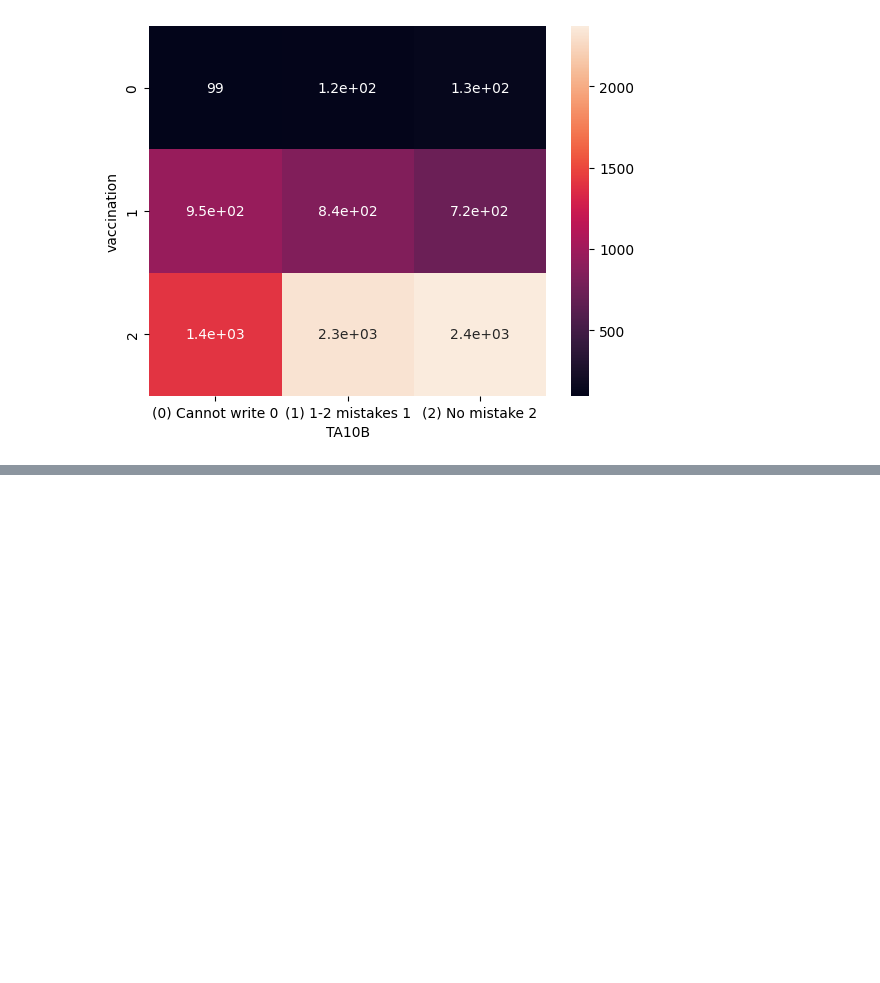
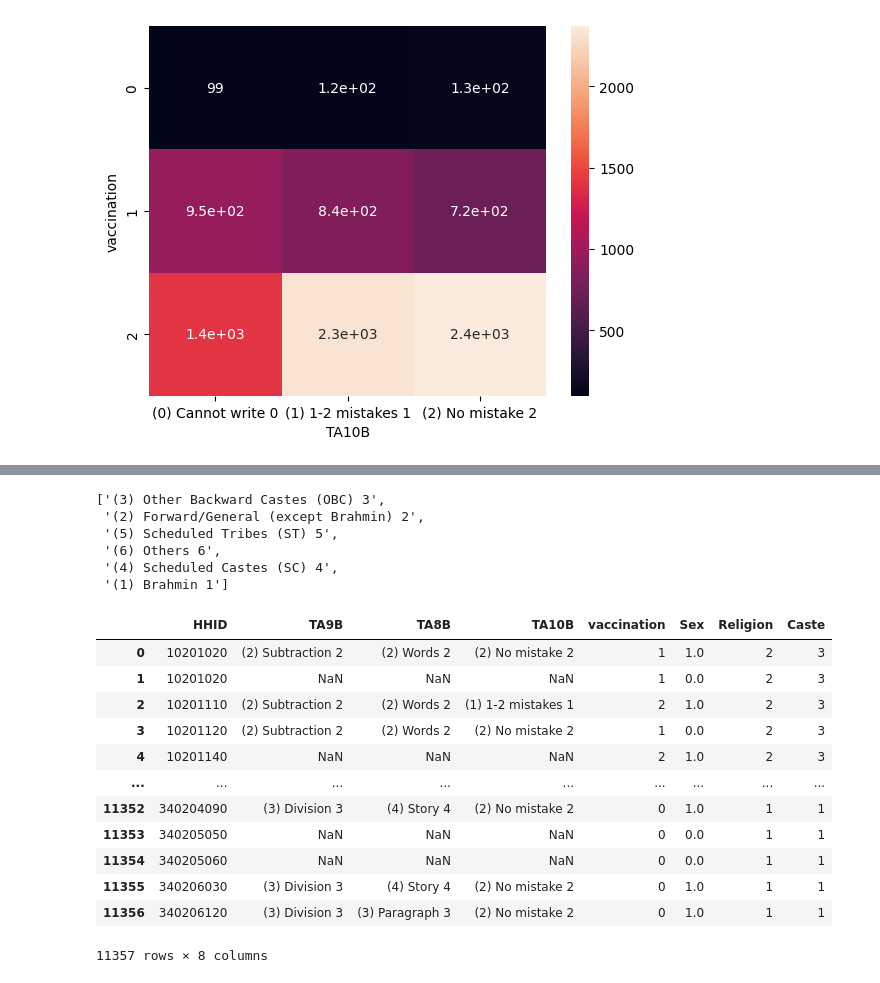
Before and after one commit to NamitBhutani/EconometricsAssignment, a Jupyter notebook: merge.ipynb, the cells around one changed output, grey strips where cells are left out. Drawn from its saved outputs; the diff is of its cells as text; code cells hidden in the pictures; blank space fills up the shorter version.

```diff
--- a/merge.ipynb
+++ b/merge.ipynb
@@ -374,0 +407,6 @@ p-value: 1.4925120622080248e-43
+# %%
+data_indi_2.loc[data_indi["RO3"]== '(1) Male 1' , "Sex"] = 1
+data_indi_2.loc[data_indi["RO3"]== '(2) Female 2' , "Sex"] = 0
+
+data_indi_2["Sex"].astype(int)
+data_indi_2
@@ -374,0 +427,4 @@ p-value: 1.4925120622080248e-43
+# %%
+religion_cols = data_indi["ID11"].unique()
+religion_cols = religion_cols[:-1]
+religion_cols
@@ -374,0 +435,6 @@ p-value: 1.4925120622080248e-43
+# %%
+data_indi_2["Religion"] = 0
+for i in religion_cols:
+        data_indi_2.loc[data_indi["ID11"]== i , 'Religion'] = int(i[-1])
+
+data_indi_2["Religion"].value_counts()
@@ -374,0 +451,32 @@ p-value: 1.4925120622080248e-43
+# %%
+caste_cols = data_indi["ID13"].unique()
+caste_cols =list(caste_cols)
+caste_cols.remove(np.nan)
+caste_cols
+# %% [output]
+['(3) Other Backward Castes (OBC) 3',
+ '(2) Forward/General (except Brahmin) 2',
+ '(5) Scheduled Tribes (ST) 5',
+ '(6) Others 6',
+ '(4) Scheduled Castes (SC) 4',
+ '(1) Brahmin 1']
+# %%
+data_indi_2["Caste"] = 0
+for i in caste_cols:
+        data_indi_2.loc[data_indi["ID13"]== i , "Caste"] = int(i[-1])
+
+data_indi_2
+# %% [output]
+|  | HHID | TA9B | TA8B | TA10B | vaccination | Sex | Religion | Caste |
+| 0 | 10201020 | (2) Subtraction 2 | (2) Words 2 | (2) No mistake 2 | 1 | 1.0 | 2 | 3 |
+| 1 | 10201020 | NaN | NaN | NaN | 1 | 0.0 | 2 | 3 |
+| 2 | 10201110 | (2) Subtraction 2 | (2) Words 2 | (1) 1-2 mistakes 1 | 2 | 1.0 | 2 | 3 |
+| 3 | 10201120 | (2) Subtraction 2 | (2) Words 2 | (2) No mistake 2 | 1 | 0.0 | 2 | 3 |
+| 4 | 10201140 | NaN | NaN | NaN | 2 | 1.0 | 2 | 3 |
+| ... | ... | ... | ... | ... | ... | ... | ... | ... |
+| 11352 | 340204090 | (3) Division 3 | (4) Story 4 | (2) No mistake 2 | 0 | 1.0 | 1 | 1 |
+| 11353 | 340205050 | NaN | NaN | NaN | 0 | 0.0 | 1 | 1 |
+| 11354 | 340205060 | NaN | NaN | NaN | 0 | 0.0 | 1 | 1 |
+| 11355 | 340206030 | (3) Division 3 | (4) Story 4 | (2) No mistake 2 | 0 | 1.0 | 1 | 1 |
+| 11356 | 340206120 | (3) Division 3 | (3) Paragraph 3 | (2) No mistake 2 | 0 | 1.0 | 1 | 1 |
+11357 rows × 8 columns
```
Also changed, not shown: parts of 18 cells of this notebook.
